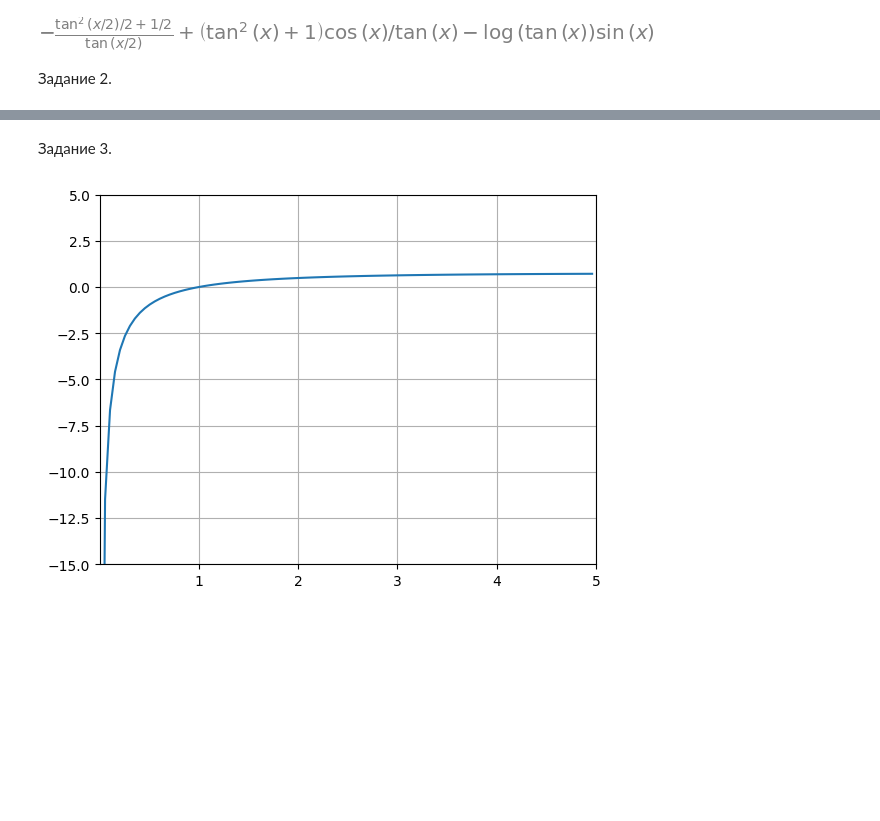
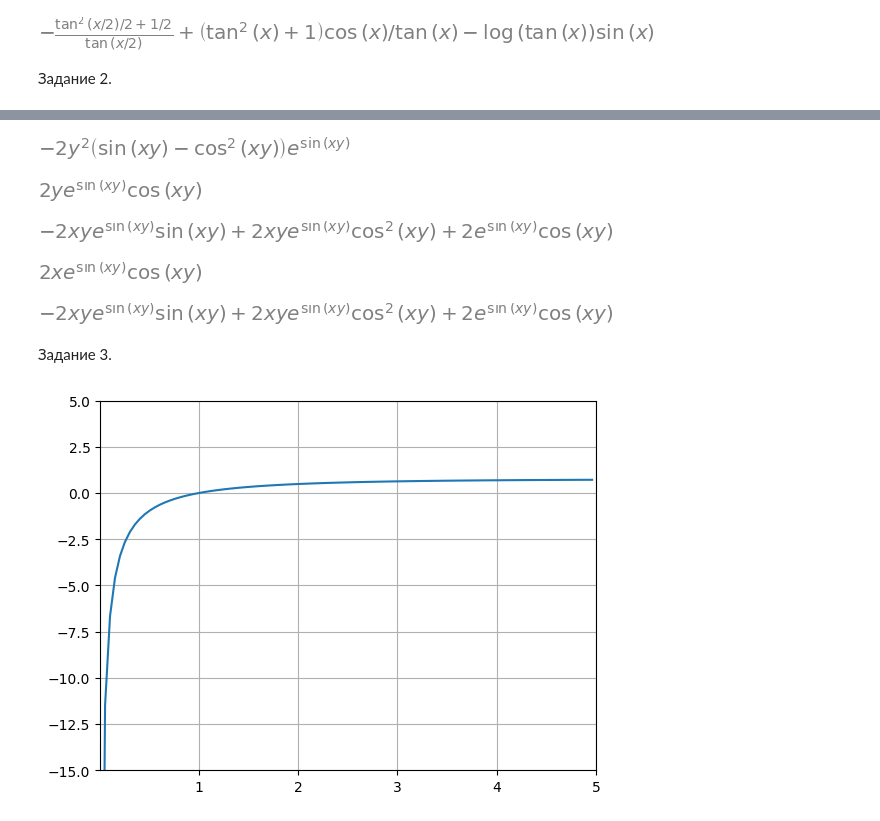
Before and after one commit to FessDemon/pim, a Jupyter notebook: math/labs/lab_8/Лаб.8 SciPy.ipynb, the cells around one changed output, grey strips where cells are left out. Drawn from its saved outputs; the diff is of its cells as text; code cells hidden in the pictures; blank space fills up the shorter version.

```diff
--- a/math/labs/lab_8/Лаб.8 SciPy.ipynb
+++ b/math/labs/lab_8/Лаб.8 SciPy.ipynb
@@ -54,3 +47,23 @@ df
+# %%
+df2
+# %% [output]
+[figure, added]
+# %%
+dfx
+# %% [output]
+[figure, added]
+# %%
+dfxy
+# %% [output]
+[figure, added]
+# %%
+dfy
+# %% [output]
+[figure, added]
+# %%
+dfyx
+# %% [output]
+[figure, added]
 # %% [markdown]
 Задание 3.
 # %%
```
Also changed, not shown: parts of 2 cells of this notebook.
